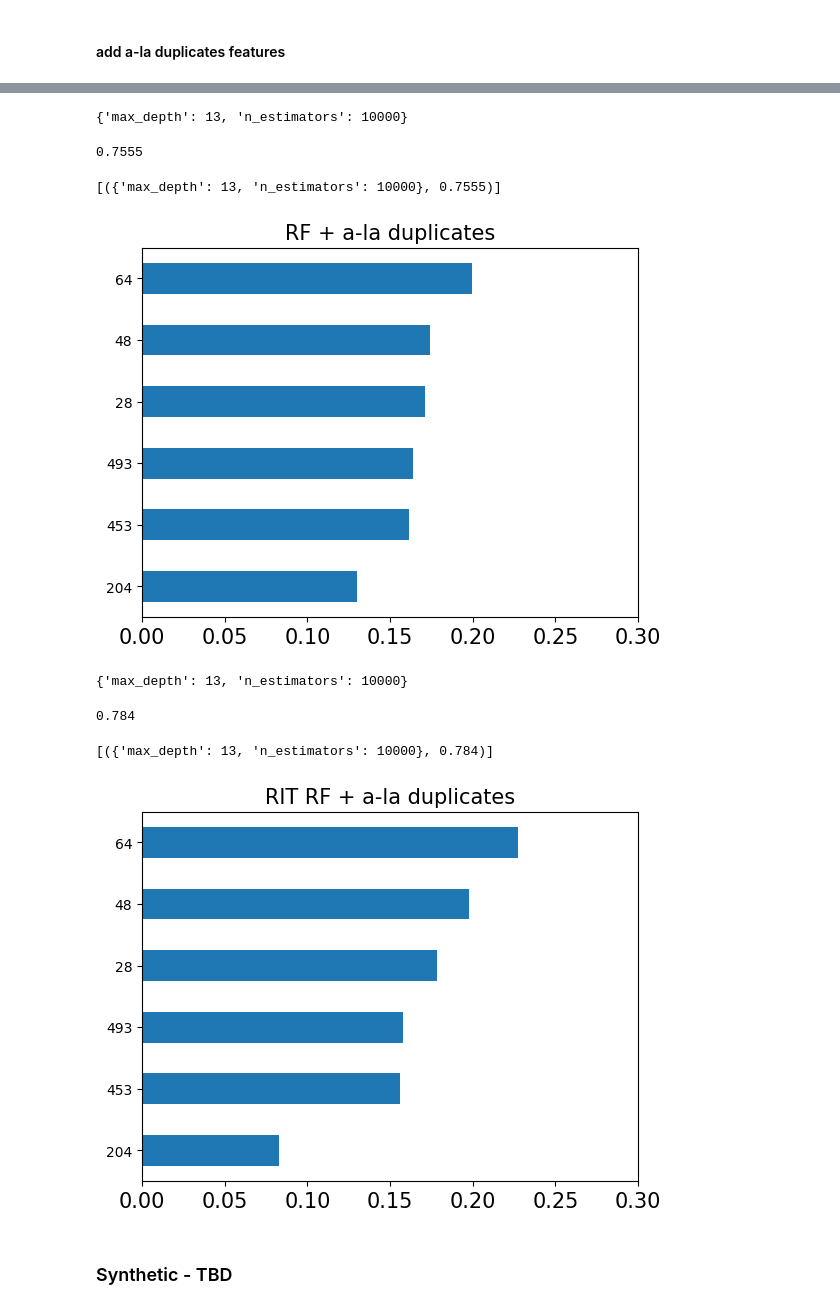
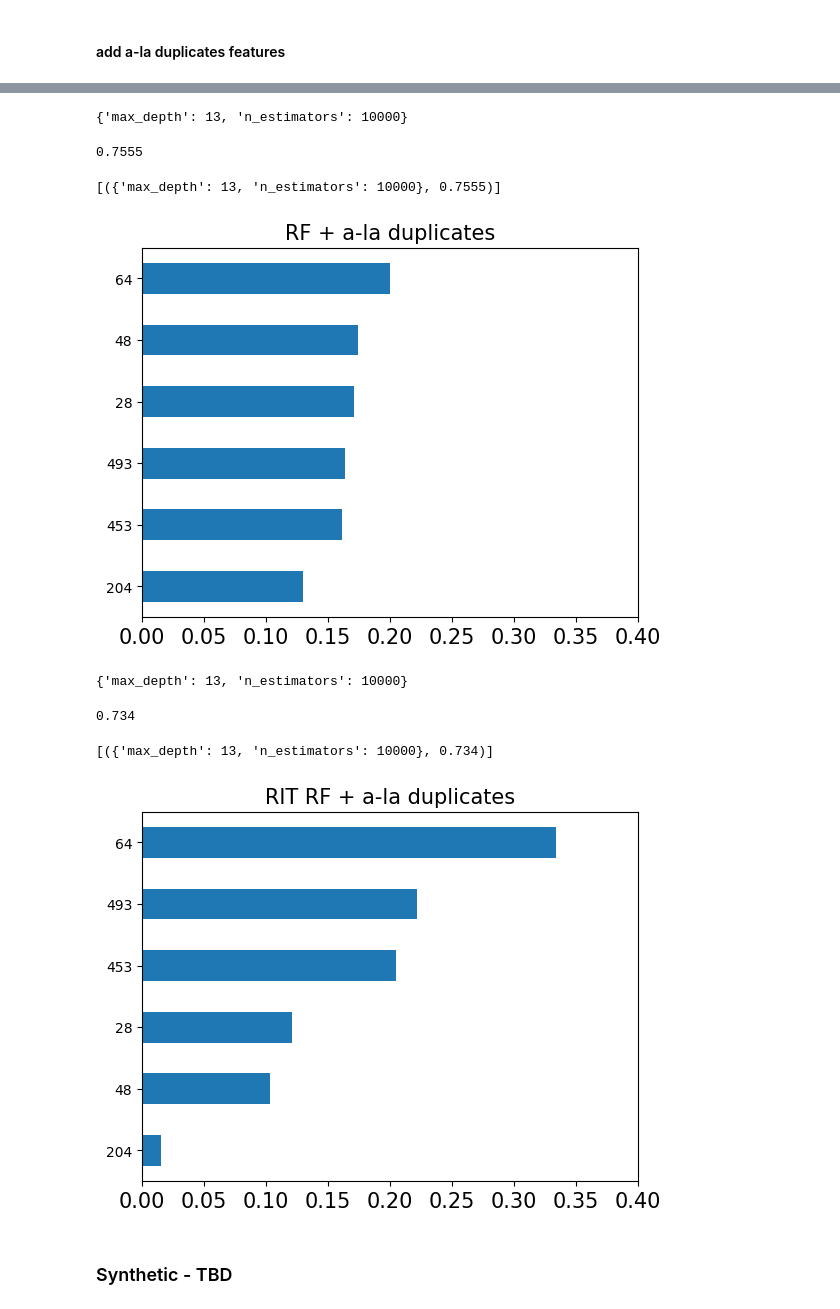
Before and after one commit to lange-am/all_feature_importance, a Jupyter notebook: examples/RandomForest_RIT.ipynb, the cells around one changed output, grey strips where cells are left out. Saved outputs shown, nothing was run; the diff lists cells and outputs as text; code cells hidden in the pictures.

```diff
--- a/examples/RandomForest_RIT.ipynb
+++ b/examples/RandomForest_RIT.ipynb
@@ -821,7 +861,7 @@ display(clf.best_params_, clf.best_score_, #rf.oob_score_,
         list(zip(clf.cv_results_['params'], clf.cv_results_['mean_test_score'])))
 plt.figure()
 pd.Series(rf.feature_importances_, index=X__.columns).sort_values(ascending=True).plot(kind='barh')
-plt.gca().set_xlim(0, 0.3)
+plt.gca().set_xlim(0, 0.4)
 xtl = plt.gca().get_xticklabels()
 plt.gca().set_xticklabels(xtl, fontsize=15)
 plt.gca().set_title('RF + a-la duplicates', fontsize=15)
@@ -838,39 +878,40 @@ clf = GridSearchCV(MyRandomForestClassifier(max_features=max_features,
                                             oob_score=score_func,
                                             n_jobs=max(n_cpu//n_params, 1),
                                             subforest_importance=True,
                                             normalize_importance=False,
-                                            rit_alpha=0.5),
+                                            rit_alpha=0.5,
+                                            importance_avrg='median'),
                    params,
                    scoring=lambda est, X, y: est.oob_score_,
                    cv=[(np.arange(X__.shape[0]), np.arange(0))],
                    n_jobs=min(n_params, n_cpu))
 clf.fit(X__, y)
 rf = clf.best_estimator_
 display(clf.best_params_, clf.best_score_, #rf.oob_score_,
         list(zip(clf.cv_results_['params'], clf.cv_results_['mean_test_score'])))
 plt.figure()
 pd.Series(rf.feature_importances_, index=X__.columns).sort_values(ascending=True).plot(kind='barh')
-plt.gca().set_xlim(0, 0.3)
+plt.gca().set_xlim(0, 0.4)
 xtl = plt.gca().get_xticklabels()
 plt.gca().set_xticklabels(xtl, fontsize=15)
 plt.gca().set_title('RIT RF + a-la duplicates', fontsize=15)
 plt.show()
 # %% [output]
 |  | 64 | 493 | 48 | 28 | 204 | 453 |
 | 64 | 1.000000 | 0.096506 | 0.137924 | -0.039841 | 0.005478 | 0.095336 |
 | 493 | 0.096506 | 1.000000 | 0.159147 | -0.188980 | 0.019838 | 0.988458 |
 | 48 | 0.137924 | 0.159147 | 1.000000 | 0.009225 | 0.011306 | 0.157679 |
 | 28 | -0.039841 | -0.188980 | 0.009225 | 1.000000 | -0.007307 | -0.192371 |
 | 204 | 0.005478 | 0.019838 | 0.011306 | -0.007307 | 1.000000 | 0.024522 |
 | 453 | 0.095336 | 0.988458 | 0.157679 | -0.192371 | 0.024522 | 1.000000 |
 {'max_depth': 13, 'n_estimators': 10000}
 0.7555
 [({'max_depth': 13, 'n_estimators': 10000}, 0.7555)]
-[figure, old version]
+[figure, new version]
 {'max_depth': 13, 'n_estimators': 10000}
-0.784
+0.734
-[({'max_depth': 13, 'n_estimators': 10000}, 0.784)]
+[({'max_depth': 13, 'n_estimators': 10000}, 0.734)]
-[figure, old version]
+[figure, new version]
 # %% [markdown]
 ### Synthetic - TBD
 # %%
```
Also changed, not shown: parts of 6 cells of this notebook, 4 other files.
